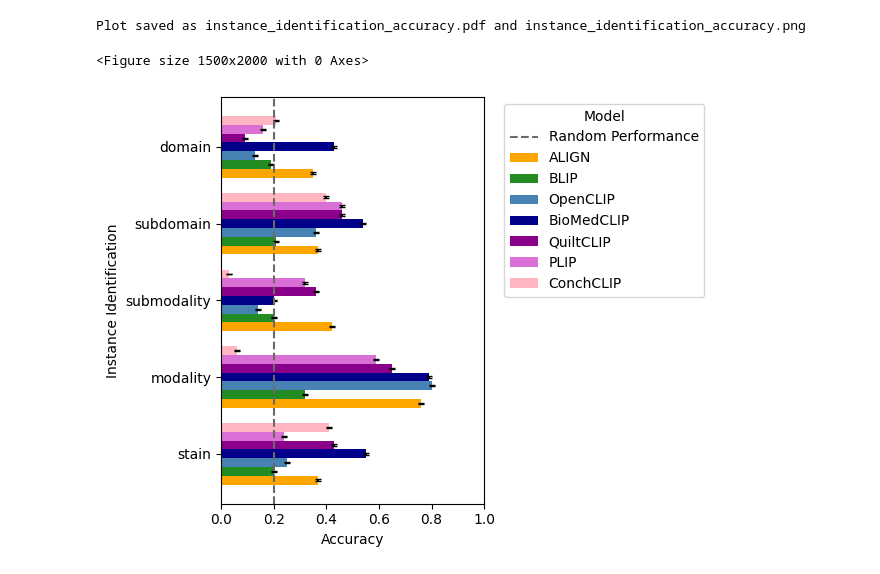
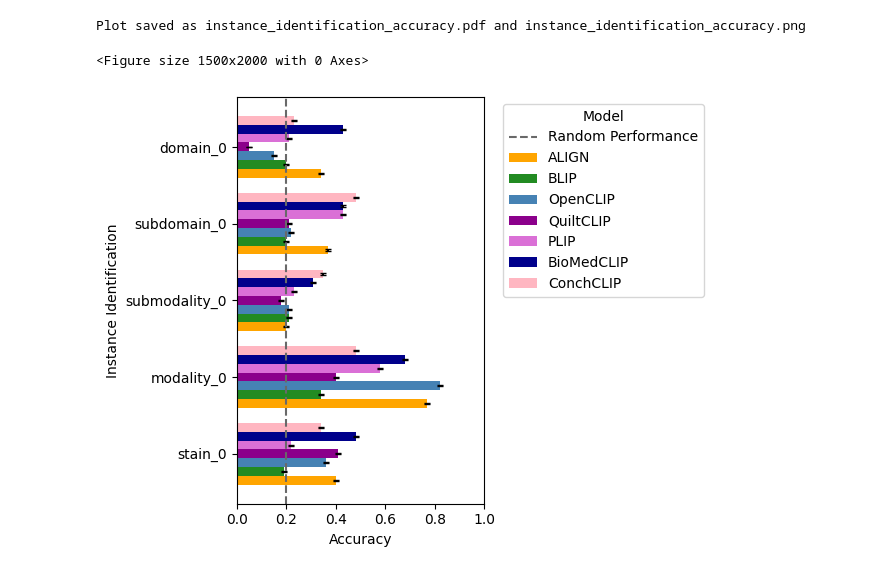
Before and after one commit to Ale9806/eVLLM, a Jupyter notebook: src/evlm/plots/Untitled.ipynb, the cells around one changed output. Drawn from its saved outputs; the diff is of its cells as text; code cells hidden in the pictures.

```diff
--- a/src/evlm/plots/Untitled.ipynb
+++ b/src/evlm/plots/Untitled.ipynb
@@ -141,24 +144,24 @@ df = pd.read_csv('../../../outputs/tables/eval.csv')
 df_values,df_errors =  get_values_and_ci(df)
 # %%
 
-
+idx =0
 
 # Plot Instance Identification
 plt.figure(figsize=(15, 20))
-ax = df_values.loc[['stain', 'modality', 'submodality', 'subdomain', 'domain']].plot(kind='barh',
-                                                                                     yerr=df_errors.loc[['stain', 'modality', 'submodality', 'subdomain', 'domain']],
+ax = df_values.loc[[f'stain_{idx}', f'modality_{idx}', f'submodality_{idx}', f'subdomain_{idx}', f'domain_{idx}']].plot(kind='barh',
+                                                                                     yerr=df_errors.loc[[f'stain_{idx}', f'modality_{idx}', f'submodality_{idx}', f'subdomain_{idx}', f'domain_{idx}']],
                                                                                      capsize=2,
                                                                                      width=0.8,
                                                                                      color=[model_colors[model] for model in df_values.columns])
 plt.axvline(x=0.2, color='dimgray', linestyle='--', label='Random Performance')
 plt.xlabel('Accuracy')
 plt.ylabel('Instance Identification')
 plt.legend(title='Model', bbox_to_anchor=(1.05, 1), loc='upper left')
 plt.xlim(0, 1)
 plt.tight_layout()
 save_plot(plt, output_name="instance_identification_accuracy")
 plt.show()
 # %% [output]
 Plot saved as instance_identification_accuracy.pdf and instance_identification_accuracy.png
 <Figure size 1500x2000 with 0 Axes>
-[figure, old version]
+[figure, new version]
```
Also changed, not shown: parts of 18 cells of this notebook, 7 other files.
